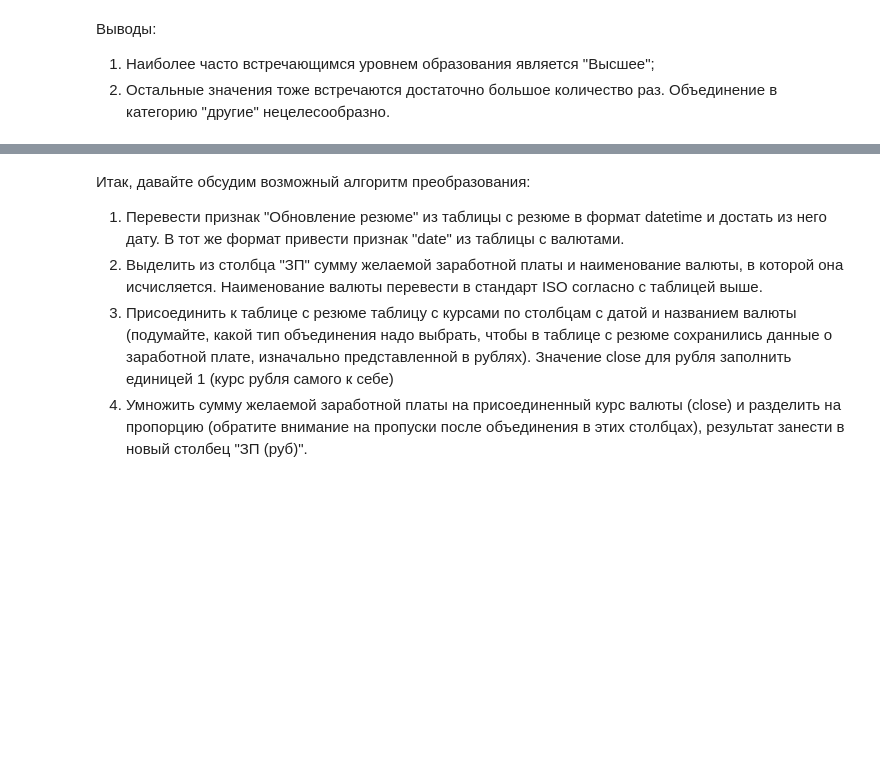
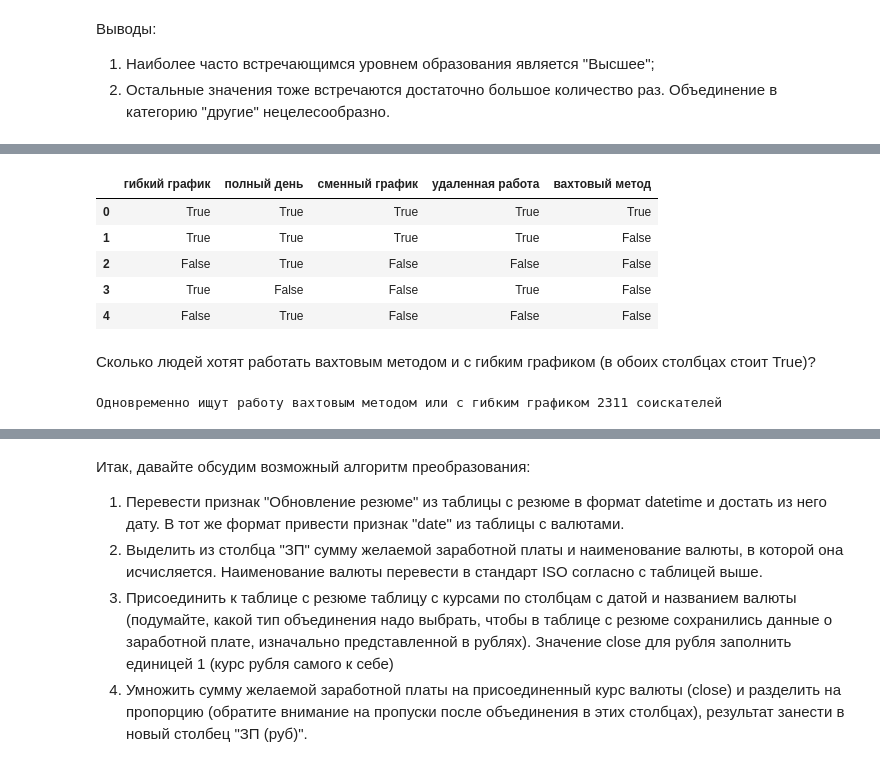
Before and after one commit to alexey300479/sf_datascience_2022, a Jupyter notebook: project_1/project_1_head_hunter.ipynb, the cells around one changed output, grey strips where cells are left out. Saved outputs shown, nothing was run; the diff lists cells and outputs as text; code cells hidden in the pictures; blank space fills up the shorter version.

```diff
--- a/project_1/project_1_head_hunter.ipynb
+++ b/project_1/project_1_head_hunter.ipynb
@@ -249,0 +355,17 @@ Name: education, dtype: int64
+# %%
+def get_city(text):
+    city = text.split(sep=',')[0].split()[0]
+    capitals = ('Москва', 'Санкт-Петербург')
+    if city in capitals:
+        return city
+
+    million_cities = (
+        'Новосибирск', 'Екатеринбург', 'Нижний Новгород', 'Казань', 'Челябинск',
+        'Омск', 'Самара', 'Ростов-на-Дону', 'Уфа', 'Красноярск', 'Пермь', 'Воронеж', 'Волгоград')
+    return 'город-миллионник' if city in million_cities else 'другие'
+
+
+hh_df['city'] = hh_df['Город, переезд, командировки'].apply(get_city)
+spb_rate = round(hh_df['city'].value_counts(
+    normalize=True)['Санкт-Петербург'] * 100)
+print(f'В Санкт-Петербурге проживают {spb_rate}% соикателей')
@@ -267,3 +485,28 @@ Name: education, dtype: int64
+# %%
+# Формируем множество уникальных значений графиков
+schedules_set = get_cases_set(hh_df['График'].apply(get_cases))
+
+# Для каждого варианта графика работы
+for schedule in schedules_set:
+    # Формируем столбец, в котором будет True если этот вариант графика работы приемлем для соискателя, иначе False
+    hh_df[schedule] = hh_df['График'].apply(lambda x: schedule in x)
+
+# Проверим результат
+hh_df.iloc[:5, -len(schedules_set):]
+# %% [output]
+|  | гибкий график | полный день | сменный график | удаленная работа | вахтовый метод |
+| 0 | True | True | True | True | True |
+| 1 | True | True | True | True | False |
+| 2 | False | True | False | False | False |
+| 3 | True | False | False | True | False |
+| 4 | False | True | False | False | False |
+# %% [markdown]
+Сколько людей хотят работать вахтовым методом и с гибким графиком (в обоих столбцах стоит True)?
+# %%
+num_of_employees = (hh_df['вахтовый метод'] & hh_df['гибкий график']).sum()
+print(f'Одновременно ищут работу вахтовым методом или с гибким графиком {num_of_employees} соискателей')
+# %% [output]
+Одновременно ищут работу вахтовым методом или с гибким графиком 2311 соискателей
 # %% [markdown]
 6. (2 балла) Наконец, мы добрались до самого главного и самого важного - признака заработной платы **"ЗП"**.
 В чем наша беда? В том, что помимо желаемой заработной платы соискатель указывает валюту, в которой он бы хотел ее получать, например:
```
Also changed, not shown: parts of 43 cells of this notebook, 1 other file.
